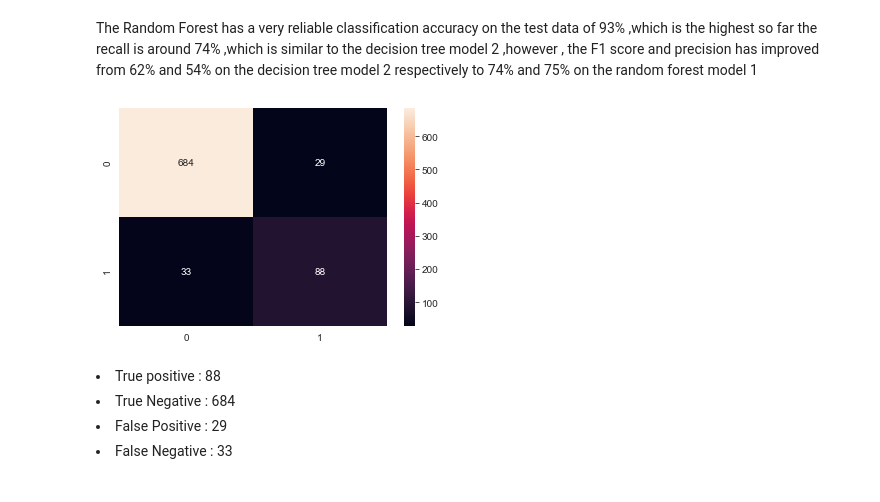
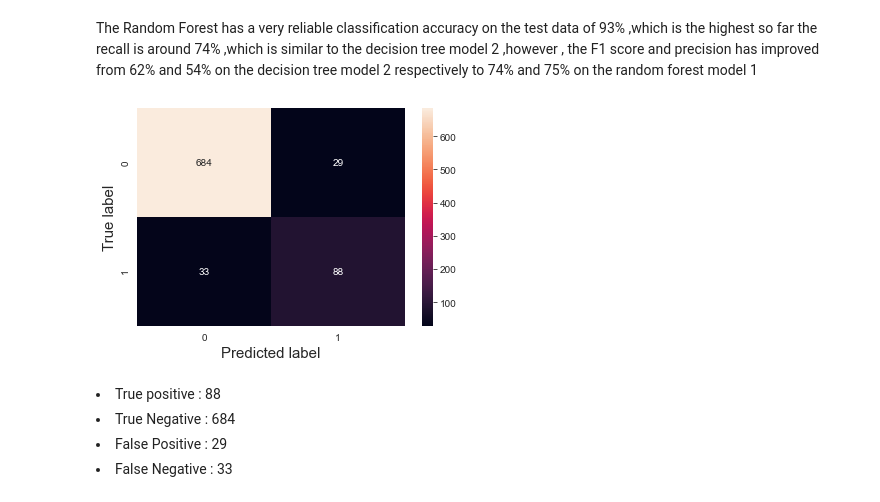
Before and after one commit to oscar066/Phase_3_project, a Jupyter notebook: index.ipynb, the cells around one changed output. Saved outputs shown, nothing was run; the diff lists cells and outputs as text; code cells hidden in the pictures.

```diff
--- a/index.ipynb
+++ b/index.ipynb
@@ -880,9 +895,12 @@ improved from 62% and 54% on the decision tree model 2 respectively to 74% and 7
 # %%
 matrix_confusion6 = confusion_matrix(y_test, y_test_pred6)
 sns.heatmap(matrix_confusion6, annot=True, cmap='rocket', fmt='d')
-fig.savefig("Rforest_model_matrix.png")
+
+plt.xlabel("Predicted label",fontsize=15)
+plt.ylabel("True label",fontsize=15)
+plt.savefig("Rforest_model_matrix.png")
 # %% [output]
-[figure, old version]
+[figure, new version]
 # %% [markdown]
 <li>True positive : 88 </li>
 <li>True Negative : 684 </li>
```
Also changed, not shown: parts of 8 cells of this notebook, 10 other files.
